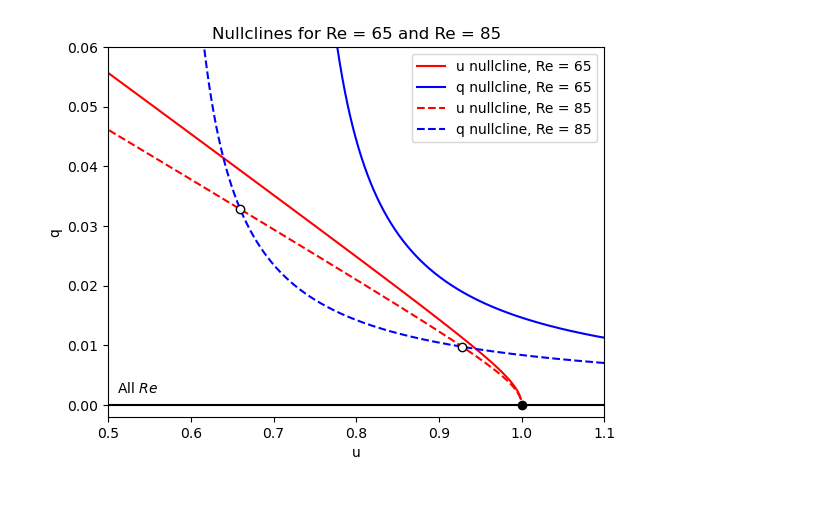
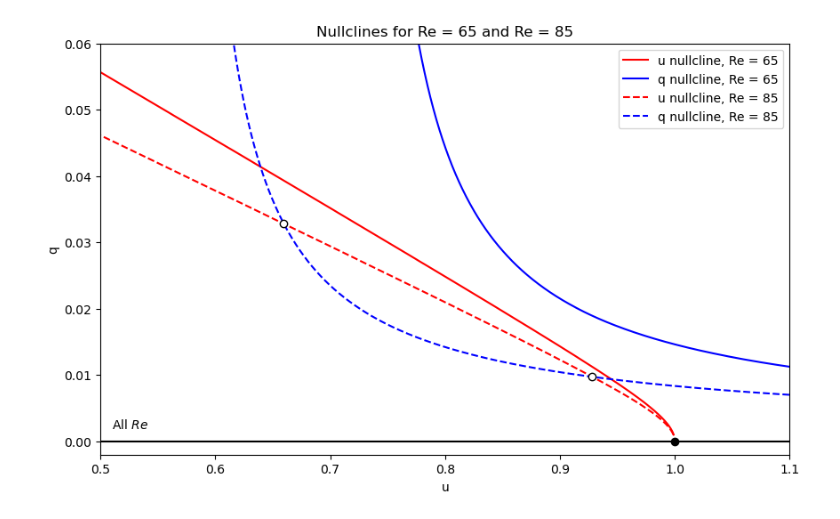
Before and after one commit to adamrattigan1-glitch/Rscam-Project, a Jupyter notebook: Figure6_diff_drags.ipynb, the cells around one changed output. Cells and saved outputs as stored; diff of their text form; code cells hidden in the pictures.

Commit message:
FIGURES! FINALLY!

```diff
--- a/Figure6_diff_drags.ipynb
+++ b/Figure6_diff_drags.ipynb
@@ -67,35 +67,34 @@ def find_fp(q, Re, alpha, beta):
         fp_u = u_nullcline(fp_q, r, alpha, beta)
         all_fp_q.append(fp_q)
         all_fp_u.append(fp_u)
 
     return all_fp_q, all_fp_u
 
-plt.figure ()
 for i in range (len(Re)):
     u_nc = u_nullcline(q_axis1, Re[i], alpha, beta)
     q_nc = q_nullcline(q_axis1, Re[i], alpha, beta)
     plt.plot(u_nc, q_axis1, linesu[i], label = f'u nullcline, Re = {Re[i]}')
     plt.plot(q_nc, q_axis1, linesq[i], label = f'q nullcline, Re = {Re[i]}')
     plt.xlabel('u')
     plt.ylabel('q')
 
 plt.plot(u_vals, np.zeros_like(u_vals), 'k', zorder=3)
 
 fp1x, fp1y = np.array([1]), np.array([0])
 plt.scatter(fp1x, fp1y, c= 'k', zorder=2)
 
 all_fp_q, all_fp_u = find_fp(q_pos, Re, alpha, beta)
 for fp_q, fp_u in zip(all_fp_q, all_fp_u):
     plt.scatter(fp_u, fp_q, c='w', edgecolors='k', zorder=2)
 
 plt.title('Nullclines for Re = 65 and Re = 85')
 plt.xlim(0.5, 1.1)
 plt.ylim(-0.002, 0.06)
 plt.text(0.51, 0.002, r"All $Re$")
 plt.legend()
 plt.show()
 # %% [output]
-[figure, old version]
+[figure, new version]
 # %%
 def q_Jacobian(q, u, Re, alpha, beta, a, c, eta):
     dAdq = a*q/np.sqrt(q**2 + eta**2)
```
Also changed, not shown: parts of 3 cells of this notebook.
